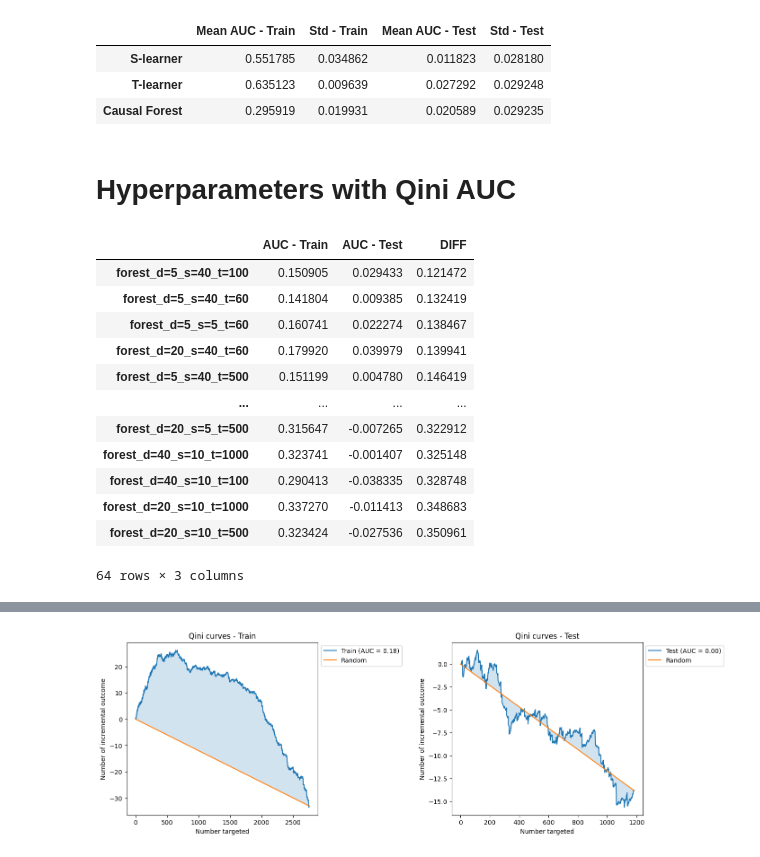
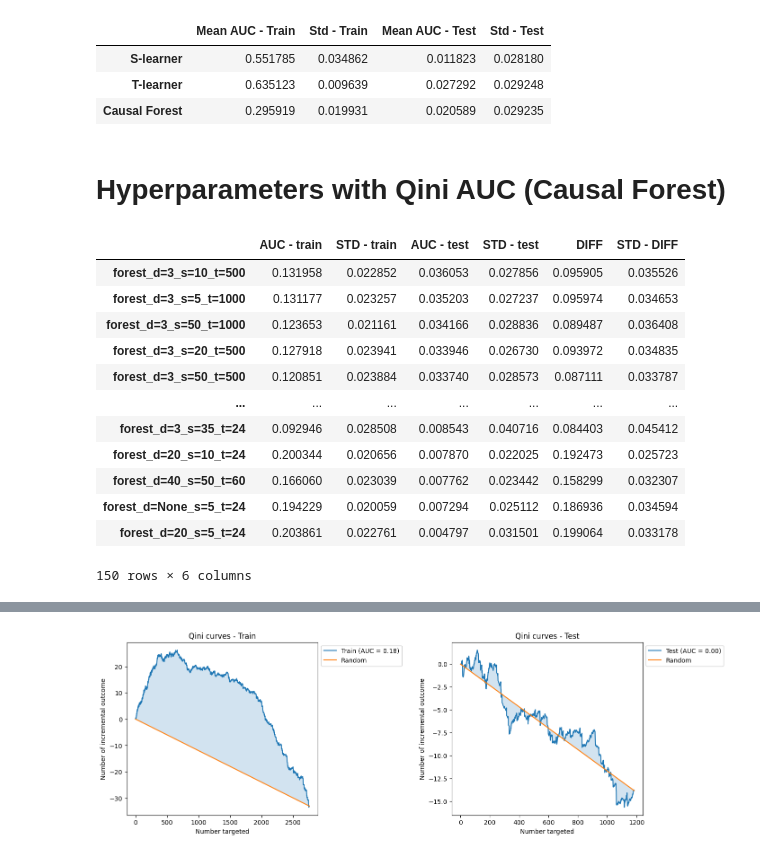
Before and after one commit to Hubert1913/research-project, a Jupyter notebook: mimic_notebook.ipynb, the cells around one changed output, grey strips where cells are left out. Cells and saved outputs as stored; diff of their text form; code cells hidden in the pictures.

```diff
--- a/mimic_notebook.ipynb
+++ b/mimic_notebook.ipynb
@@ -465,5 +465,5 @@ run_qini_test(100, full_data)
 | T-learner | 0.635123 | 0.009639 | 0.027292 | 0.029248 |
 | Causal Forest | 0.295919 | 0.019931 | 0.020589 | 0.029235 |
 # %% [markdown]
-# Hyperparameters with Qini AUC
+# Hyperparameters with Qini AUC (Causal Forest)
 # %%
@@ -497,18 +511,18 @@ def hyperparameters_qini_auc(full_data):
 # %%
 full_data = imp_xs.assign(W=w, Y=y)
 # %%
-hyperparameters_qini_auc(full_data)
+hyperparameters_qini_auc(full_data, 20)
 # %% [output]
-|  | AUC - Train | AUC - Test | DIFF |
-| forest_d=5_s=40_t=100 | 0.150905 | 0.029433 | 0.121472 |
-| forest_d=5_s=40_t=60 | 0.141804 | 0.009385 | 0.132419 |
-| forest_d=5_s=5_t=60 | 0.160741 | 0.022274 | 0.138467 |
-| forest_d=20_s=40_t=60 | 0.179920 | 0.039979 | 0.139941 |
-| forest_d=5_s=40_t=500 | 0.151199 | 0.004780 | 0.146419 |
-| ... | ... | ... | ... |
-| forest_d=20_s=5_t=500 | 0.315647 | -0.007265 | 0.322912 |
-| forest_d=40_s=10_t=1000 | 0.323741 | -0.001407 | 0.325148 |
-| forest_d=40_s=10_t=100 | 0.290413 | -0.038335 | 0.328748 |
-| forest_d=20_s=10_t=1000 | 0.337270 | -0.011413 | 0.348683 |
-| forest_d=20_s=10_t=500 | 0.323424 | -0.027536 | 0.350961 |
+|  | AUC - train | STD - train | AUC - test | STD - test | DIFF | STD - DIFF |
+| forest_d=3_s=10_t=500 | 0.131958 | 0.022852 | 0.036053 | 0.027856 | 0.095905 | 0.035526 |
+| forest_d=3_s=5_t=1000 | 0.131177 | 0.023257 | 0.035203 | 0.027237 | 0.095974 | 0.034653 |
+| forest_d=3_s=50_t=1000 | 0.123653 | 0.021161 | 0.034166 | 0.028836 | 0.089487 | 0.036408 |
+| forest_d=3_s=20_t=500 | 0.127918 | 0.023941 | 0.033946 | 0.026730 | 0.093972 | 0.034835 |
+| forest_d=3_s=50_t=500 | 0.120851 | 0.023884 | 0.033740 | 0.028573 | 0.087111 | 0.033787 |
+| ... | ... | ... | ... | ... | ... | ... |
+| forest_d=3_s=35_t=24 | 0.092946 | 0.028508 | 0.008543 | 0.040716 | 0.084403 | 0.045412 |
+| forest_d=20_s=10_t=24 | 0.200344 | 0.020656 | 0.007870 | 0.022025 | 0.192473 | 0.025723 |
+| forest_d=40_s=50_t=60 | 0.166060 | 0.023039 | 0.007762 | 0.023442 | 0.158299 | 0.032307 |
+| forest_d=None_s=5_t=24 | 0.194229 | 0.020059 | 0.007294 | 0.025112 | 0.186936 | 0.034594 |
+| forest_d=20_s=5_t=24 | 0.203861 | 0.022761 | 0.004797 | 0.031501 | 0.199064 | 0.033178 |
-64 rows × 3 columns
+150 rows × 6 columns
```
Also changed, not shown: parts of 15 cells of this notebook, 5 other files.
